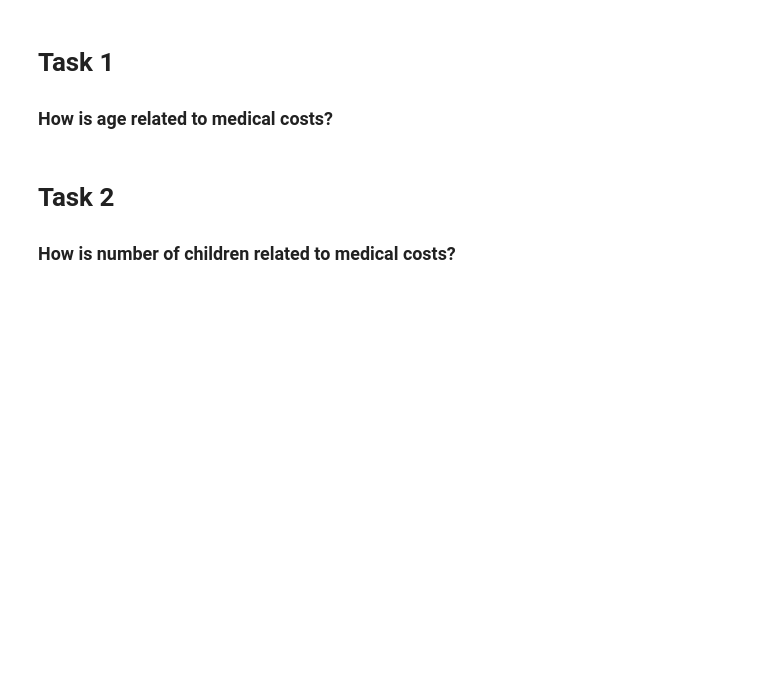
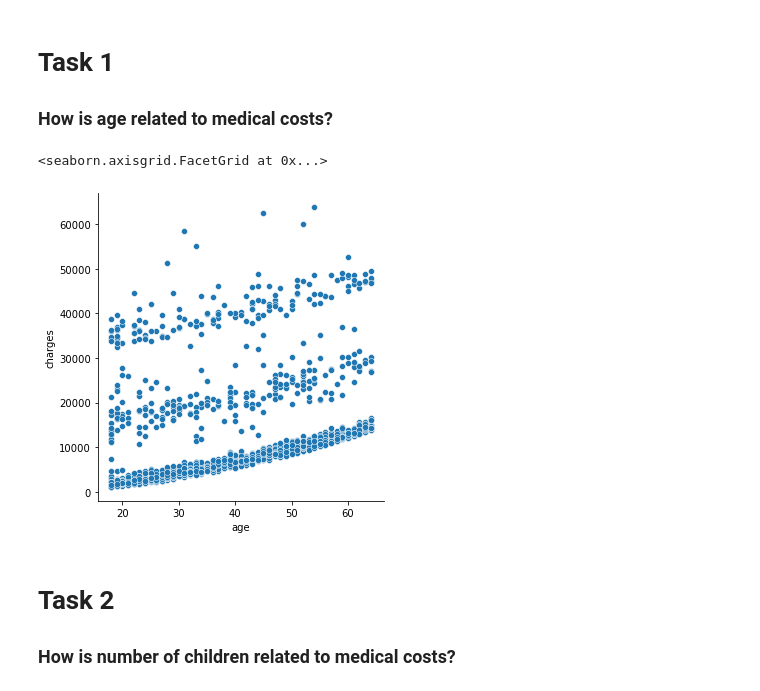
Before and after one commit to TJ-Mothokho/DataAnaylsis_Practical-Assessments, a Jupyter notebook: Medical_Costs_Case_Study-Practical_Assessment/MedicalCost_Practical_Assessment.ipynb, the cells around one changed output. Drawn from its saved outputs; the diff is of its cells as text; code cells hidden in the pictures; blank space fills up the shorter version.

```diff
--- a/Medical_Costs_Case_Study-Practical_Assessment/MedicalCost_Practical_Assessment.ipynb
+++ b/Medical_Costs_Case_Study-Practical_Assessment/MedicalCost_Practical_Assessment.ipynb
@@ -91,6 +91,12 @@ memory usage: 83.6+ KB
 # %% [markdown]
 # Task 1
 ### How is age related to medical costs?
+# %%
+#Plotting a relational plot between age and charges
+sns.relplot(x='age', y='charges', data=insurance)
+# %% [output]
+<seaborn.axisgrid.FacetGrid at 0x...>
+[figure, added]
 # %% [markdown]
 # Task 2
 ### How is number of children related to medical costs?
```
